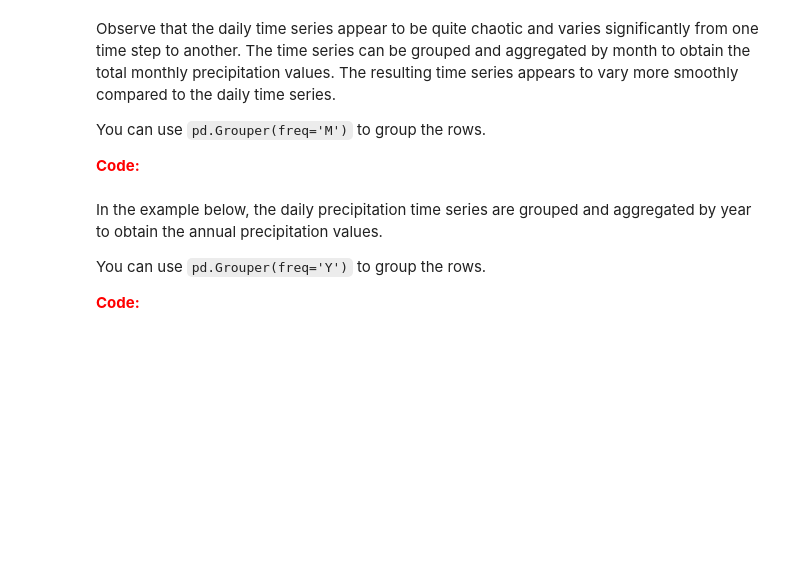
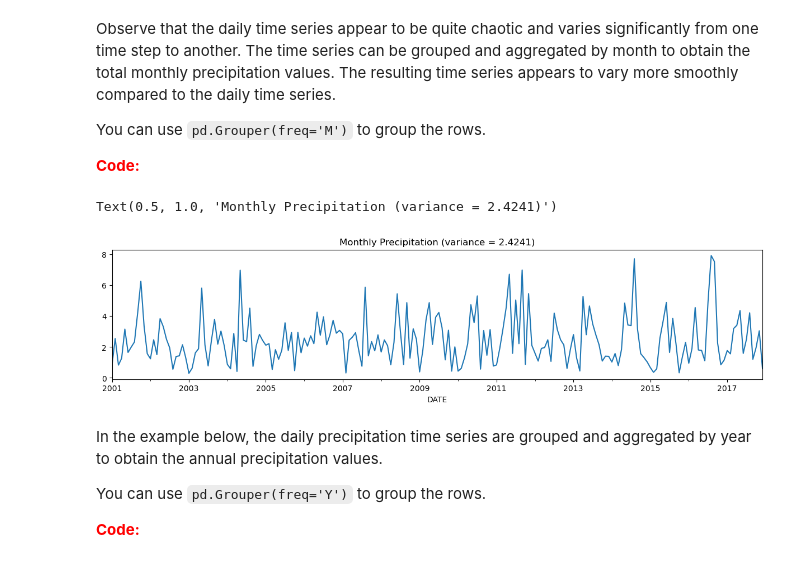
Before and after one commit to badis-byte/S5, a Jupyter notebook: dmlabs/lab2/Part1/Lab2-pre-processing - part1.ipynb, the cells around one changed output. Drawn from its saved outputs; the diff is of its cells as text; code cells hidden in the pictures; blank space fills up the shorter version.

```diff
--- a/dmlabs/lab2/Part1/Lab2-pre-processing - part1.ipynb
+++ b/dmlabs/lab2/Part1/Lab2-pre-processing - part1.ipynb
@@ -139,9 +221,12 @@ You can use `pd.Grouper(freq='M')` to group the rows.
 
 **<font color="red">Code:</font>**
 # %%
-monthly = daily.groupby(#FIXME#).sum()
+monthly = daily.groupby(daily.index.to_period('M')).sum()
 ax = monthly.plot(kind='line',figsize=(15,3))
 ax.set_title('Monthly Precipitation (variance = %.4f)' % (monthly.var()))
+# %% [output]
+Text(0.5, 1.0, 'Monthly Precipitation (variance = 2.4241)')
+[figure, added]
 # %% [markdown]
 In the example below, the daily precipitation time series are grouped and aggregated by year to obtain the annual precipitation values.
 
```
Also changed, not shown: parts of 21 cells of this notebook.
